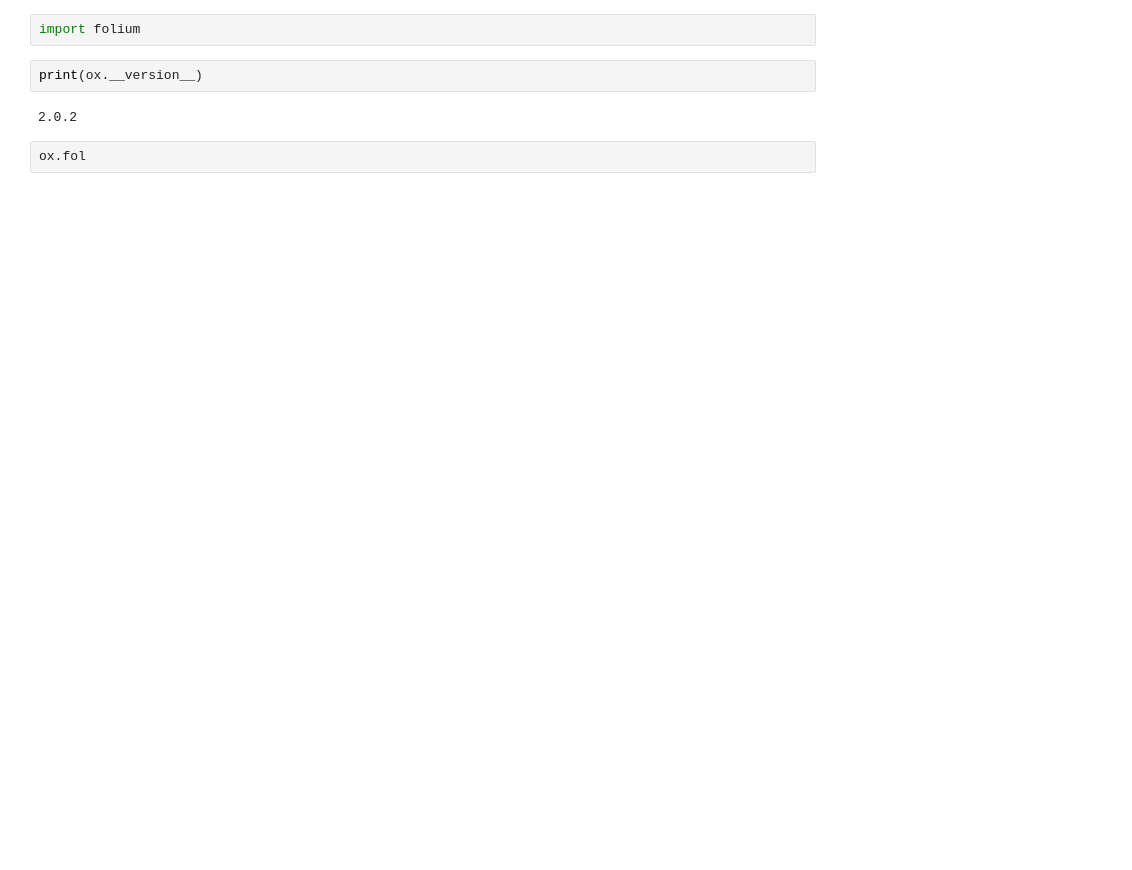
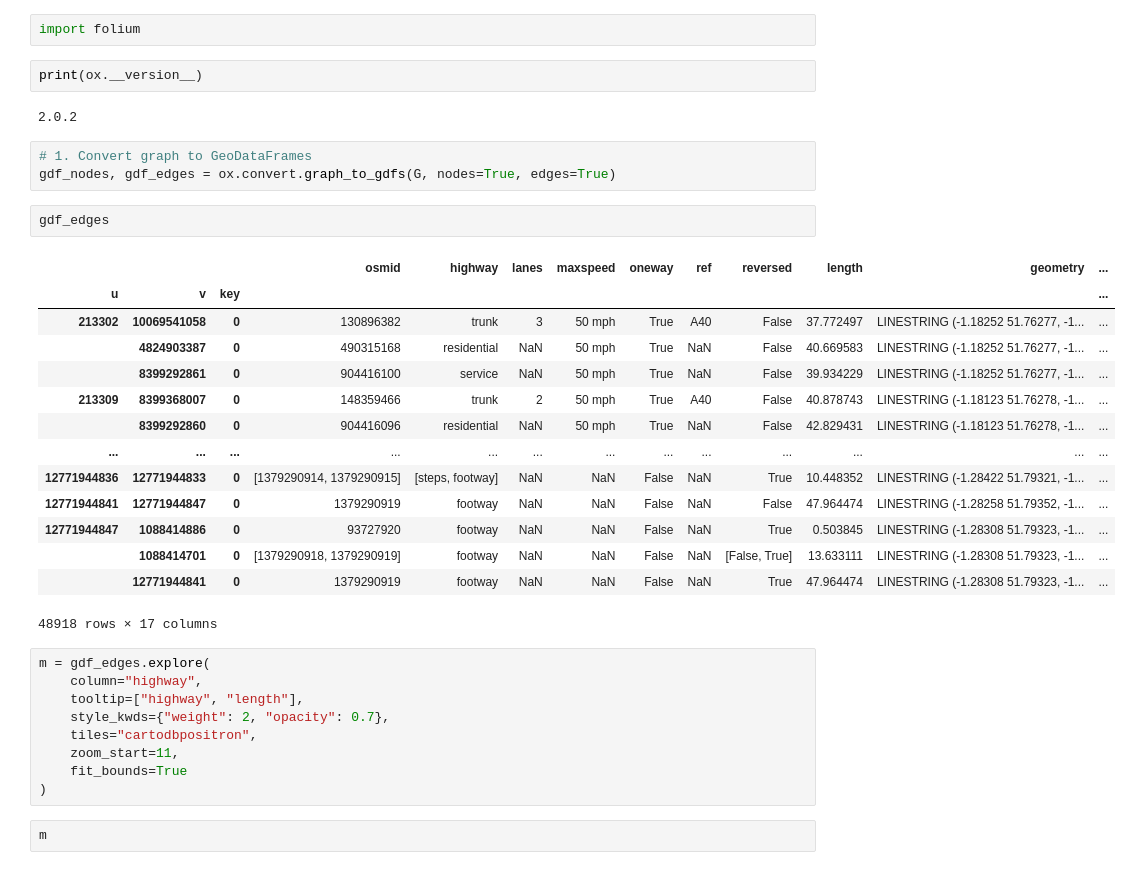
Before and after one commit to rizwaan-adeeb/route_generator, a Jupyter notebook: model_dev.ipynb, the cells around one changed output. Cells and saved outputs as stored; diff of their text form; blank space fills up the shorter version.

```diff
--- a/model_dev.ipynb
+++ b/model_dev.ipynb
@@ -33,5 +41,34 @@ import folium
 print(ox.__version__)
 # %% [output]
 2.0.2
+# %%
+# 1. Convert graph to GeoDataFrames
+gdf_nodes, gdf_edges = ox.convert.graph_to_gdfs(G, nodes=True, edges=True)
+# %%
+gdf_edges
+# %% [output]
+|  |  |  | osmid | highway | lanes | maxspeed | oneway | ref | reversed | length | geometry | ... |
+| u | v | key |  |  |  |  |  |  |  |  |  | ... |
+| 213302 | 10069541058 | 0 | 130896382 | trunk | 3 | 50 mph | True | A40 | False | 37.772497 | LINESTRING (-1.18252 51.76277, -1... | ... |
+|  | 4824903387 | 0 | 490315168 | residential | NaN | 50 mph | True | NaN | False | 40.669583 | LINESTRING (-1.18252 51.76277, -1... | ... |
+|  | 8399292861 | 0 | 904416100 | service | NaN | 50 mph | True | NaN | False | 39.934229 | LINESTRING (-1.18252 51.76277, -1... | ... |
+| 213309 | 8399368007 | 0 | 148359466 | trunk | 2 | 50 mph | True | A40 | False | 40.878743 | LINESTRING (-1.18123 51.76278, -1... | ... |
+|  | 8399292860 | 0 | 904416096 | residential | NaN | 50 mph | True | NaN | False | 42.829431 | LINESTRING (-1.18123 51.76278, -1... | ... |
+| ... | ... | ... | ... | ... | ... | ... | ... | ... | ... | ... | ... | ... |
+| 12771944836 | 12771944833 | 0 | [1379290914, 1379290915] | [steps, footway] | NaN | NaN | False | NaN | True | 10.448352 | LINESTRING (-1.28422 51.79321, -1... | ... |
+| 12771944841 | 12771944847 | 0 | 1379290919 | footway | NaN | NaN | False | NaN | False | 47.964474 | LINESTRING (-1.28258 51.79352, -1... | ... |
+| 12771944847 | 1088414886 | 0 | 93727920 | footway | NaN | NaN | False | NaN | True | 0.503845 | LINESTRING (-1.28308 51.79323, -1... | ... |
+|  | 1088414701 | 0 | [1379290918, 1379290919] | footway | NaN | NaN | False | NaN | [False, True] | 13.633111 | LINESTRING (-1.28308 51.79323, -1... | ... |
+|  | 12771944841 | 0 | 1379290919 | footway | NaN | NaN | False | NaN | True | 47.964474 | LINESTRING (-1.28308 51.79323, -1... | ... |
+48918 rows × 17 columns
 # %%
-ox.fol
+m = gdf_edges.explore(
+    column="highway",
+    tooltip=["highway", "length"],
+    style_kwds={"weight": 2, "opacity": 0.7},
+    tiles="cartodbpositron",
+    zoom_start=11,
+    fit_bounds=True
+)
+# %%
+m
```
Also changed, not shown: parts of 26 cells of this notebook, 4 other files.
